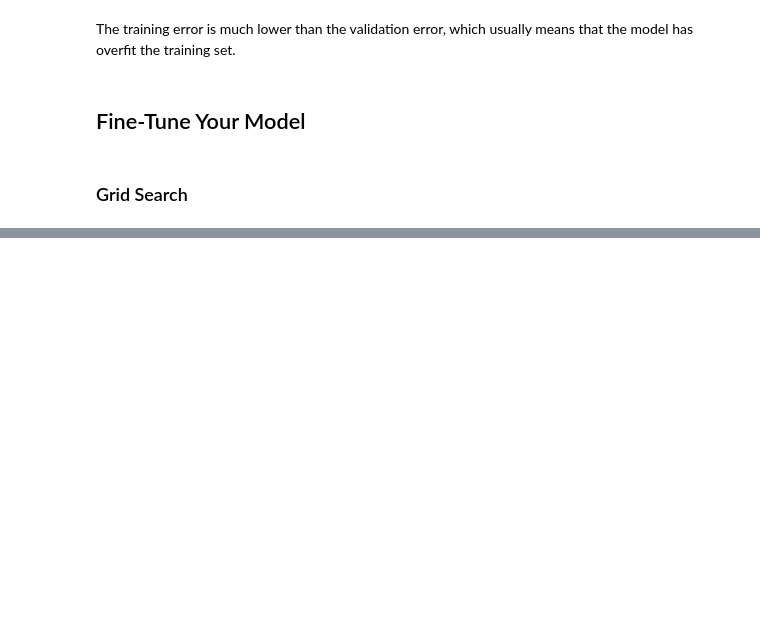
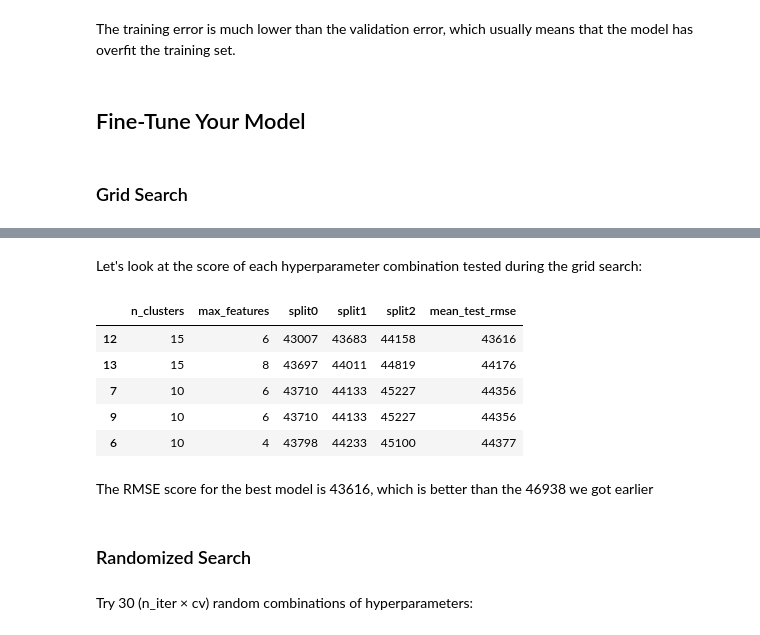
Before and after one commit to Gonzalo-Caro/Practicas-ML-NN, a Jupyter notebook: Book/02_EndToEnd_ML_Project.ipynb, the cells around one changed output, grey strips where cells are left out. Drawn from its saved outputs; the diff is of its cells as text; code cells hidden in the pictures; blank space fills up the shorter version.

```diff
--- a/Book/02_EndToEnd_ML_Project.ipynb
+++ b/Book/02_EndToEnd_ML_Project.ipynb
@@ -912,3 +919,19 @@ The training error is much lower than the validation error, which usually means
 ## Fine-Tune Your Model
 # %% [markdown]
 ### Grid Search
+# %%
+from sklearn.model_selection import GridSearchCV
+
+full_pipeline = Pipeline([
+    ("preprocessing", preprocessing),
+    ("random_forest", RandomForestRegressor(random_state=42)),
+])
+param_grid = [
+    {'preprocessing__geo__n_clusters': [5, 8, 10],
+     'random_forest__max_features': [4, 6, 8]},
+    {'preprocessing__geo__n_clusters': [10, 15],
+     'random_forest__max_features': [6, 8, 10]},
+]
+grid_search = GridSearchCV(full_pipeline, param_grid, cv=3,
+                           scoring='neg_root_mean_squared_error')
+grid_search.fit(housing, housing_labels)
@@ -914,0 +982,26 @@ The training error is much lower than the validation error, which usually means
+# %% [markdown]
+Let's look at the score of each hyperparameter combination tested during the grid search:
+# %%
+cv_res = pd.DataFrame(grid_search.cv_results_)
+cv_res.sort_values(by="mean_test_score", ascending=False, inplace=True)
+
+# extra code – these few lines of code just make the DataFrame look nicer
+cv_res = cv_res[["param_preprocessing__geo__n_clusters",
+                 "param_random_forest__max_features", "split0_test_score",
+                 "split1_test_score", "split2_test_score", "mean_test_score"]]
+score_cols = ["split0", "split1", "split2", "mean_test_rmse"]
+cv_res.columns = ["n_clusters", "max_features"] + score_cols
+cv_res[score_cols] = -cv_res[score_cols].round().astype(np.int64)
+
+cv_res.head()
+# %% [output]
+|  | n_clusters | max_features | split0 | split1 | split2 | mean_test_rmse |
+| 12 | 15 | 6 | 43007 | 43683 | 44158 | 43616 |
+| 13 | 15 | 8 | 43697 | 44011 | 44819 | 44176 |
+| 7 | 10 | 6 | 43710 | 44133 | 45227 | 44356 |
+| 9 | 10 | 6 | 43710 | 44133 | 45227 | 44356 |
+| 6 | 10 | 4 | 43798 | 44233 | 45100 | 44377 |
+# %% [markdown]
+The RMSE score for the best model is 43616, which is better than the 46938 we got earlier
+# %% [markdown]
+### Randomized Search
@@ -914,0 +1011,2 @@ The training error is much lower than the validation error, which usually means
+# %% [markdown]
+Try 30 (n_iter × cv) random combinations of hyperparameters:
```
Also changed, not shown: parts of 27 cells of this notebook.
